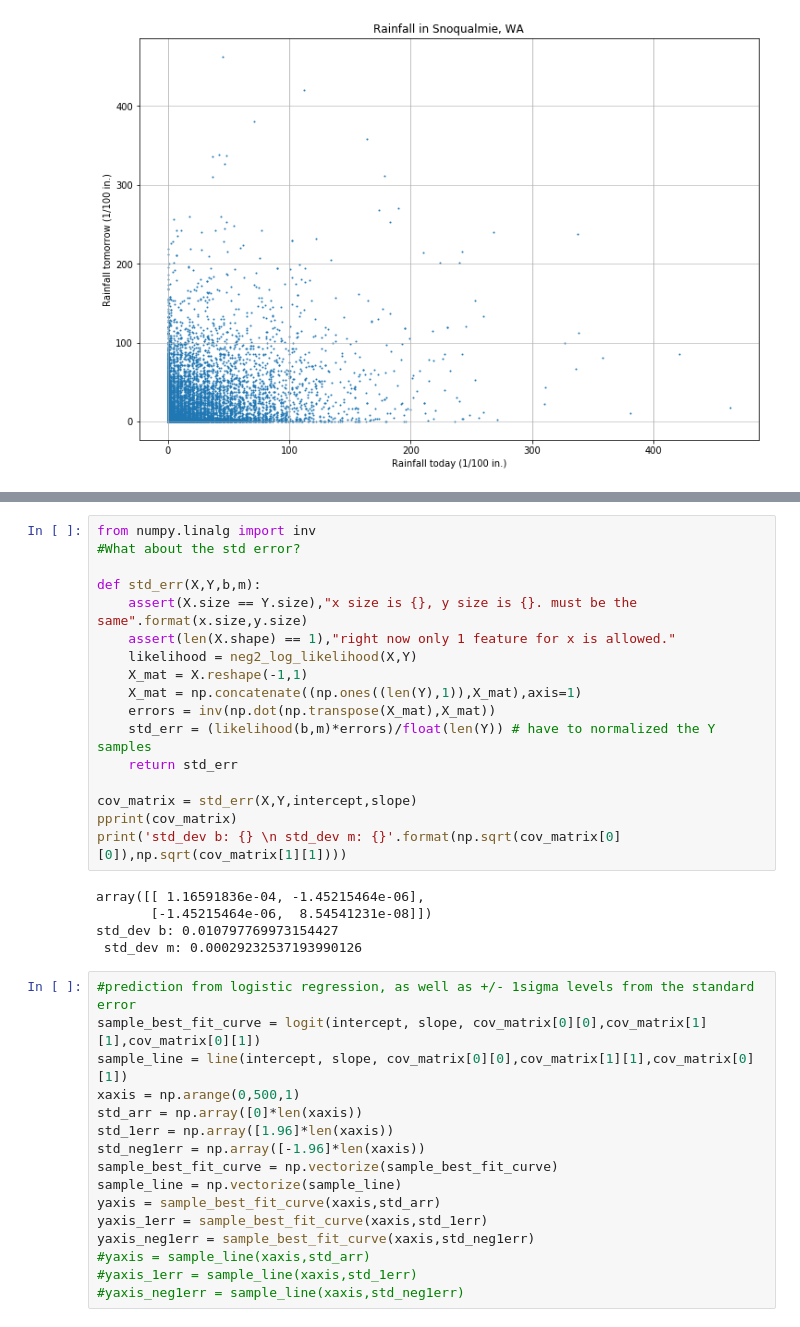
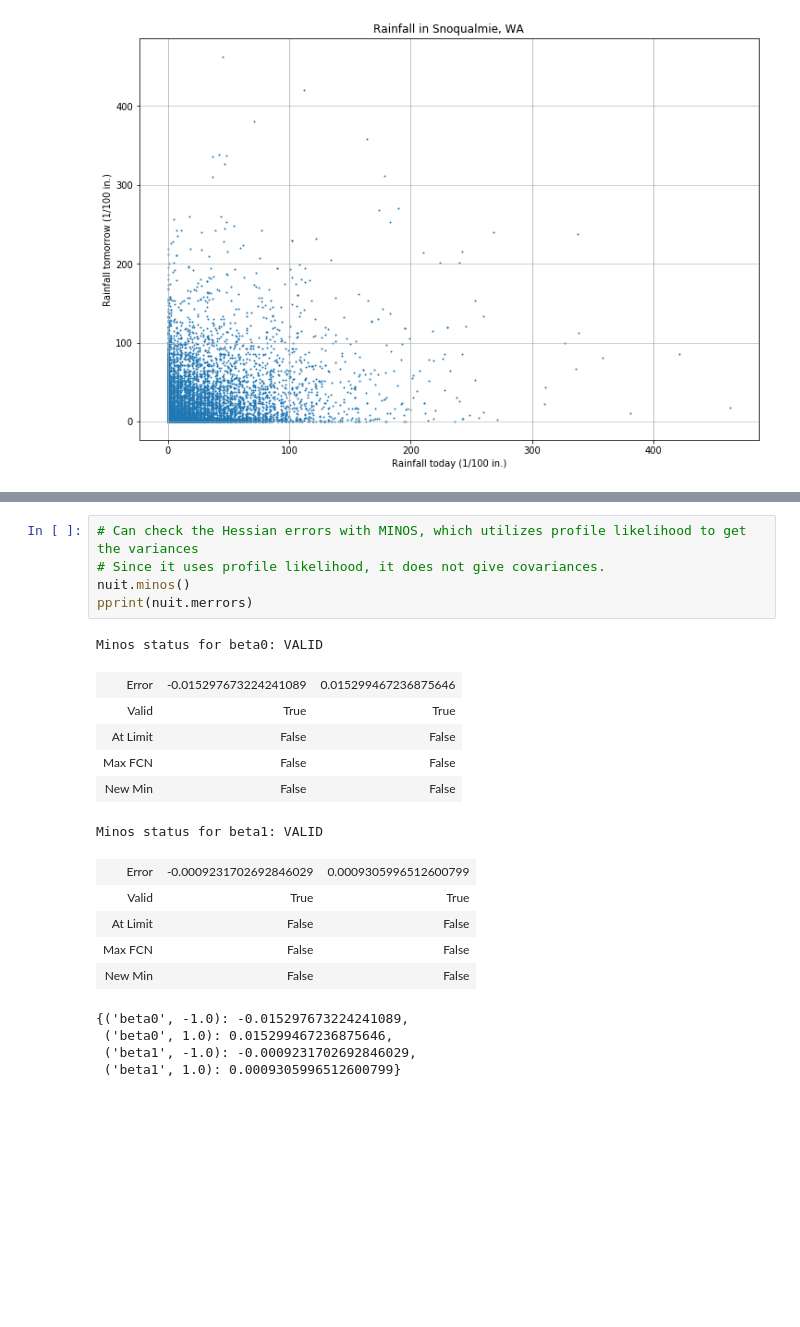
Before and after one commit to bhaney/snoq_rainfall, a Jupyter notebook: snoqualmie_rainfall_prediction.ipynb, the cells around one changed output, grey strips where cells are left out. Cells and saved outputs as stored; diff of their text form; blank space fills up the shorter version.

```diff
--- a/snoqualmie_rainfall_prediction.ipynb
+++ b/snoqualmie_rainfall_prediction.ipynb
@@ -161,38 +231,22 @@ std_dev b: 0.015293231189521835
-# %%
-from numpy.linalg import inv
-#What about the std error?
-
-def std_err(X,Y,b,m):
-    assert(X.size == Y.size),"x size is {}, y size is {}. must be the same".format(x.size,y.size)
-    assert(len(X.shape) == 1),"right now only 1 feature for x is allowed."
-    likelihood = neg2_log_likelihood(X,Y)
-    X_mat = X.reshape(-1,1)
-    X_mat = np.concatenate((np.ones((len(Y),1)),X_mat),axis=1)
-    errors = inv(np.dot(np.transpose(X_mat),X_mat))
-    std_err = (likelihood(b,m)*errors)/float(len(Y)) # have to normalized the Y samples
-    return std_err
-
-cov_matrix = std_err(X,Y,intercept,slope)
-pprint(cov_matrix)
-print('std_dev b: {} \n std_dev m: {}'.format(np.sqrt(cov_matrix[0][0]),np.sqrt(cov_matrix[1][1])))
-# %% [output]
-array([[ 1.16591836e-04, -1.45215464e-06],
-       [-1.45215464e-06,  8.54541231e-08]])
-std_dev b: 0.010797769973154427
- std_dev m: 0.00029232537193990126
-# %%
-#prediction from logistic regression, as well as +/- 1sigma levels from the standard error
-sample_best_fit_curve = logit(intercept, slope, cov_matrix[0][0],cov_matrix[1][1],cov_matrix[0][1])
-sample_line = line(intercept, slope, cov_matrix[0][0],cov_matrix[1][1],cov_matrix[0][1])
-xaxis = np.arange(0,500,1)
-std_arr = np.array([0]*len(xaxis))
-std_1err = np.array([1.96]*len(xaxis))
-std_neg1err = np.array([-1.96]*len(xaxis))
-sample_best_fit_curve = np.vectorize(sample_best_fit_curve)
-sample_line = np.vectorize(sample_line)
-yaxis = sample_best_fit_curve(xaxis,std_arr)
-yaxis_1err = sample_best_fit_curve(xaxis,std_1err)
-yaxis_neg1err = sample_best_fit_curve(xaxis,std_neg1err)
-#yaxis = sample_line(xaxis,std_arr)
-#yaxis_1err = sample_line(xaxis,std_1err)
-#yaxis_neg1err = sample_line(xaxis,std_neg1err)
+# %%
+# Can check the Hessian errors with MINOS, which utilizes profile likelihood to get the variances
+# Since it uses profile likelihood, it does not give covariances.
+nuit.minos()
+pprint(nuit.merrors)
+# %% [output]
+Minos status for beta0: VALID
+| Error | -0.015297673224241089 | 0.015299467236875646 |
+| Valid | True | True |
+| At Limit | False | False |
+| Max FCN | False | False |
+| New Min | False | False |
+Minos status for beta1: VALID
+| Error | -0.0009231702692846029 | 0.0009305996512600799 |
+| Valid | True | True |
+| At Limit | False | False |
+| Max FCN | False | False |
+| New Min | False | False |
+{('beta0', -1.0): -0.015297673224241089,
+ ('beta0', 1.0): 0.015299467236875646,
+ ('beta1', -1.0): -0.0009231702692846029,
+ ('beta1', 1.0): 0.0009305996512600799}
```
Also changed, not shown: parts of 14 cells of this notebook, 1 other file.
